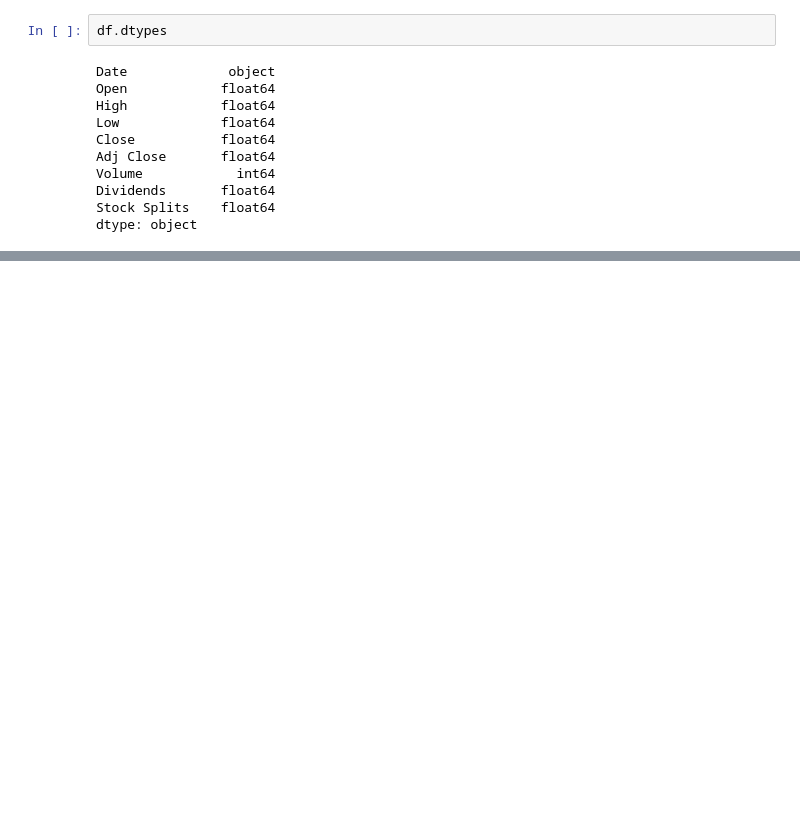
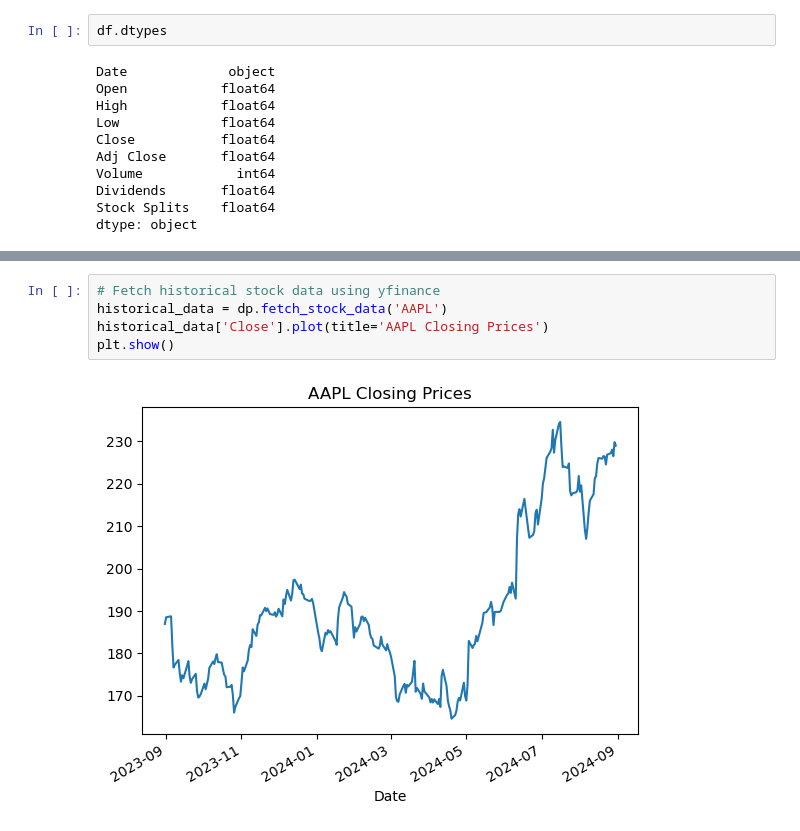
Before and after one commit to Getachew0557/Leveraging-AI-Techniques-for-Financial-News-Sentiment-Analysis-and-Stock-Prediction, a Jupyter notebook: notebooks/AAPL_model .ipynb, the cells around one changed output, grey strips where cells are left out. Drawn from its saved outputs; the diff is of its cells as text; blank space fills up the shorter version.

Commit message:
Modulirized using Aple data

```diff
--- a/notebooks/AAPL_model.ipynb
+++ b/notebooks/AAPL_model .ipynb
@@ -293,0 +150,7 @@ print(stock_df.head())
+# %%
+# Fetch historical stock data using yfinance
+historical_data = dp.fetch_stock_data('AAPL')
+historical_data['Close'].plot(title='AAPL Closing Prices')
+plt.show()
+# %% [output]
+[figure, added]
```
Also changed, not shown: parts of 24 cells of this notebook.
